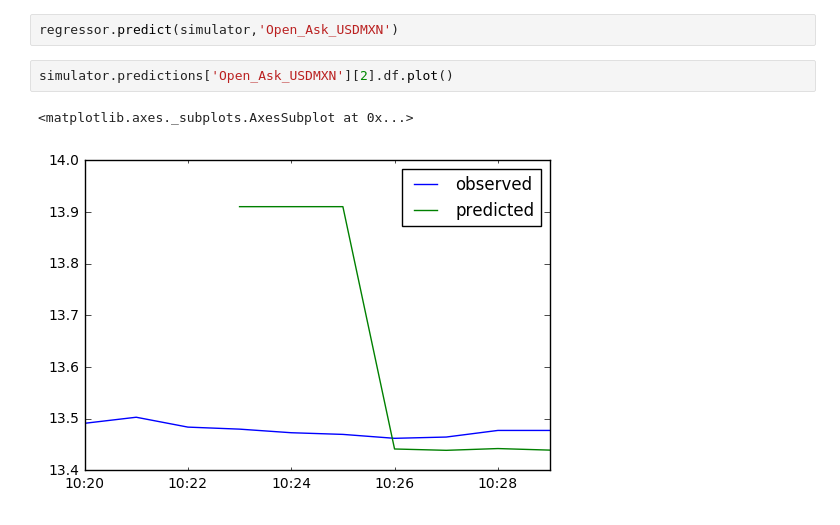
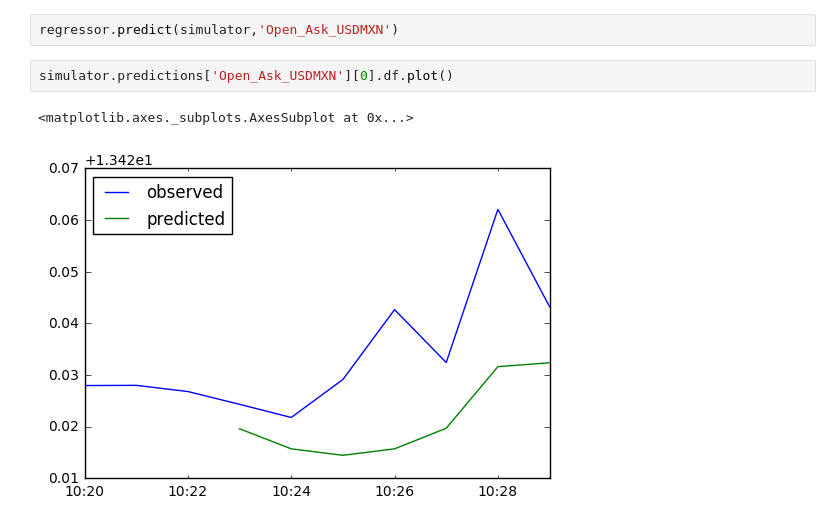
Before and after one commit to clementlefevre/Wolf-of-Mauer-Park, a Jupyter notebook: overview.ipynb, the cells around one changed output. Saved outputs shown, nothing was run; the diff lists cells and outputs as text.

```diff
--- a/overview.ipynb
+++ b/overview.ipynb
@@ -61,7 +79,7 @@ BEST PARAMS {'reg_alpha': 0.2, 'colsample_bytree': 1, 'silent': True, 'colsample
 # %%
 regressor.predict(simulator,'Open_Ask_USDMXN')
 # %%
-simulator.predictions['Open_Ask_USDMXN'][2].df.plot()
+simulator.predictions['Open_Ask_USDMXN'][0].df.plot()
 # %% [output]
 <matplotlib.axes._subplots.AxesSubplot at 0x...>
-[figure, old version]
+[figure, new version]
```
Also changed, not shown: parts of 3 cells of this notebook, 5 other files.
